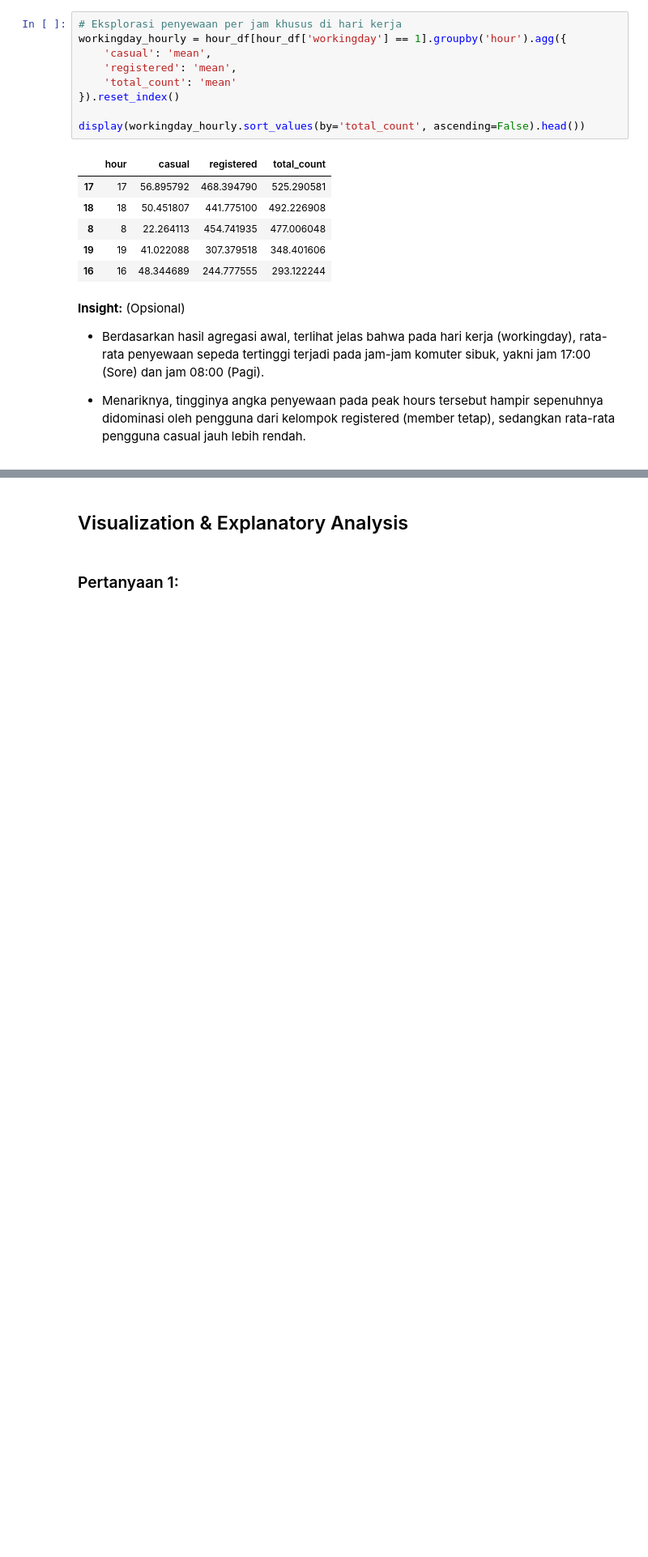
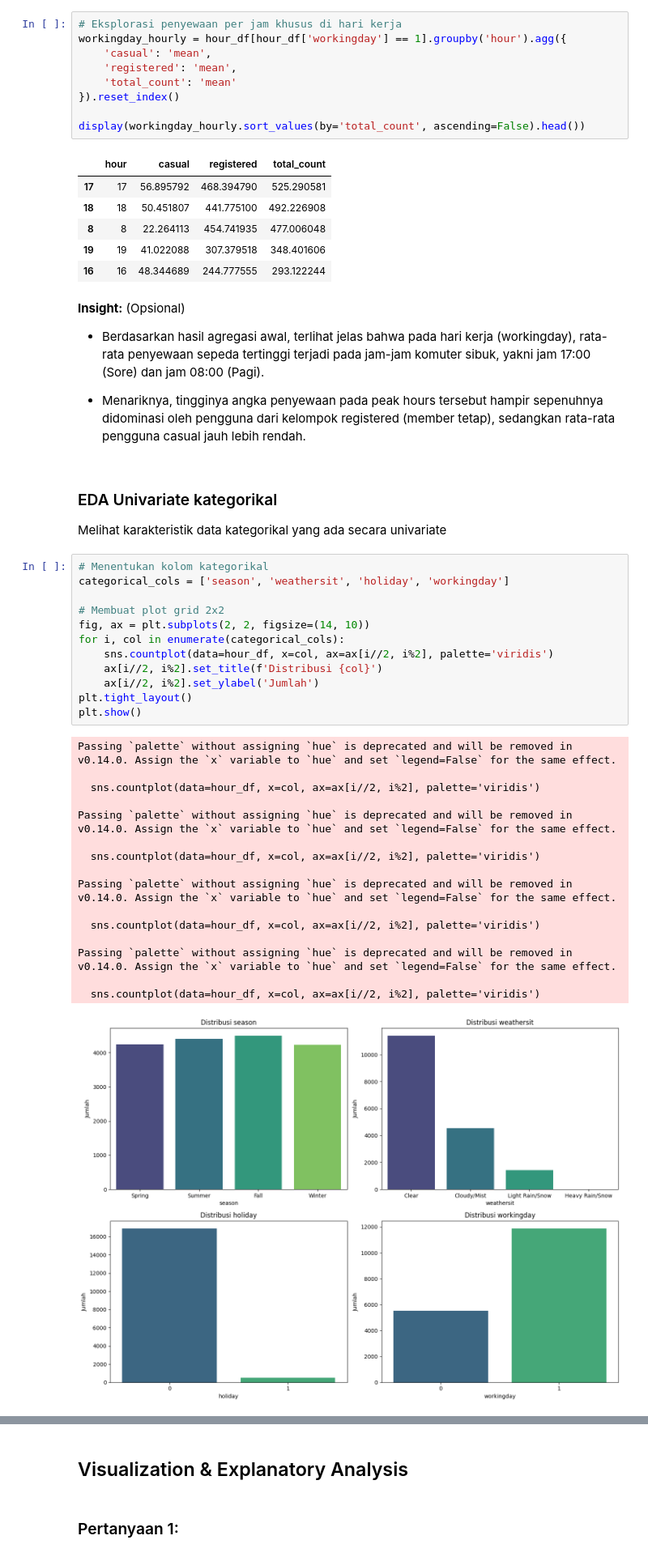
Before and after one commit to FarrellValentino/Bike-Sharing-Dashboard, a Jupyter notebook: Proyek_Analisis_Data_Farrell_Valentino_Wempie.ipynb, the cells around one changed output, grey strips where cells are left out. Shown at 81% size. Cells and saved outputs as stored; diff of their text form; blank space fills up the shorter version.

```diff
--- a/Proyek_Analisis_Data_Farrell_Valentino_Wempie.ipynb
+++ b/Proyek_Analisis_Data_Farrell_Valentino_Wempie.ipynb
@@ -203,3 +203,35 @@ display(workingday_hourly.sort_values(by='total_count', ascending=False).head())
 - Berdasarkan hasil agregasi awal, terlihat jelas bahwa pada hari kerja (workingday), rata-rata penyewaan sepeda tertinggi terjadi pada jam-jam komuter sibuk, yakni jam 17:00 (Sore) dan jam 08:00 (Pagi).
 
 - Menariknya, tingginya angka penyewaan pada peak hours tersebut hampir sepenuhnya didominasi oleh pengguna dari kelompok registered (member tetap), sedangkan rata-rata pengguna casual jauh lebih rendah.
+# %% [markdown]
+### EDA Univariate kategorikal
+Melihat karakteristik data kategorikal yang ada secara univariate
+# %%
+# Menentukan kolom kategorikal
+categorical_cols = ['season', 'weathersit', 'holiday', 'workingday']
+
+# Membuat plot grid 2x2
+fig, ax = plt.subplots(2, 2, figsize=(14, 10))
+for i, col in enumerate(categorical_cols):
+    sns.countplot(data=hour_df, x=col, ax=ax[i//2, i%2], palette='viridis')
+    ax[i//2, i%2].set_title(f'Distribusi {col}')
+    ax[i//2, i%2].set_ylabel('Jumlah')
+plt.tight_layout()
+plt.show()
+# %% [output]
+Passing `palette` without assigning `hue` is deprecated and will be removed in v0.14.0. Assign the `x` variable to `hue` and set `legend=False` for the same effect.
+
+  sns.countplot(data=hour_df, x=col, ax=ax[i//2, i%2], palette='viridis')
+
+Passing `palette` without assigning `hue` is deprecated and will be removed in v0.14.0. Assign the `x` variable to `hue` and set `legend=False` for the same effect.
+
+  sns.countplot(data=hour_df, x=col, ax=ax[i//2, i%2], palette='viridis')
+
+Passing `palette` without assigning `hue` is deprecated and will be removed in v0.14.0. Assign the `x` variable to `hue` and set `legend=False` for the same effect.
+
+  sns.countplot(data=hour_df, x=col, ax=ax[i//2, i%2], palette='viridis')
+
+Passing `palette` without assigning `hue` is deprecated and will be removed in v0.14.0. Assign the `x` variable to `hue` and set `legend=False` for the same effect.
+
+  sns.countplot(data=hour_df, x=col, ax=ax[i//2, i%2], palette='viridis')
+[figure, added]
```
Also changed, not shown: parts of 7 cells of this notebook.
